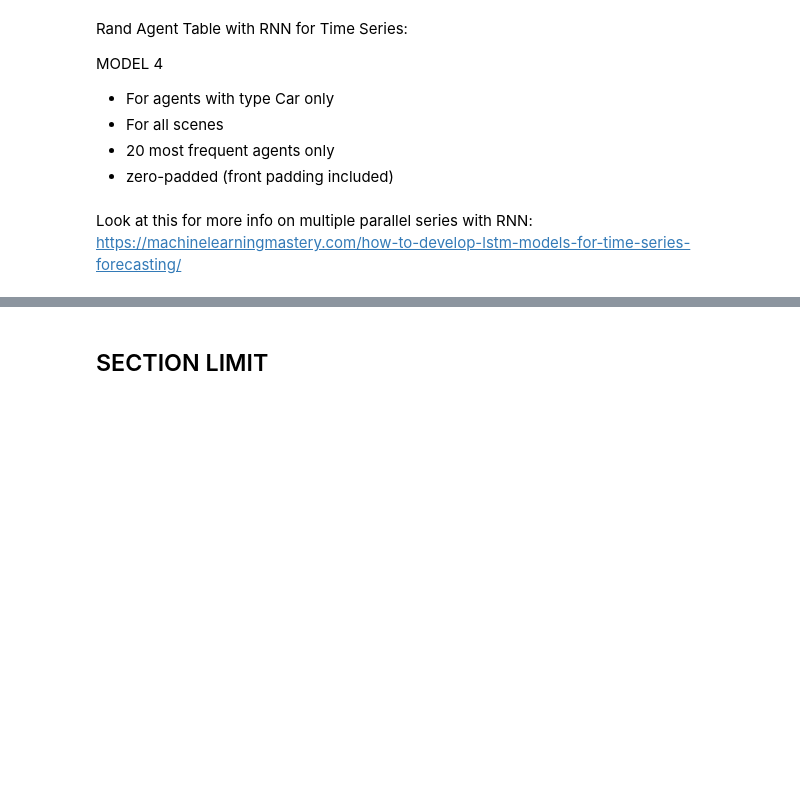
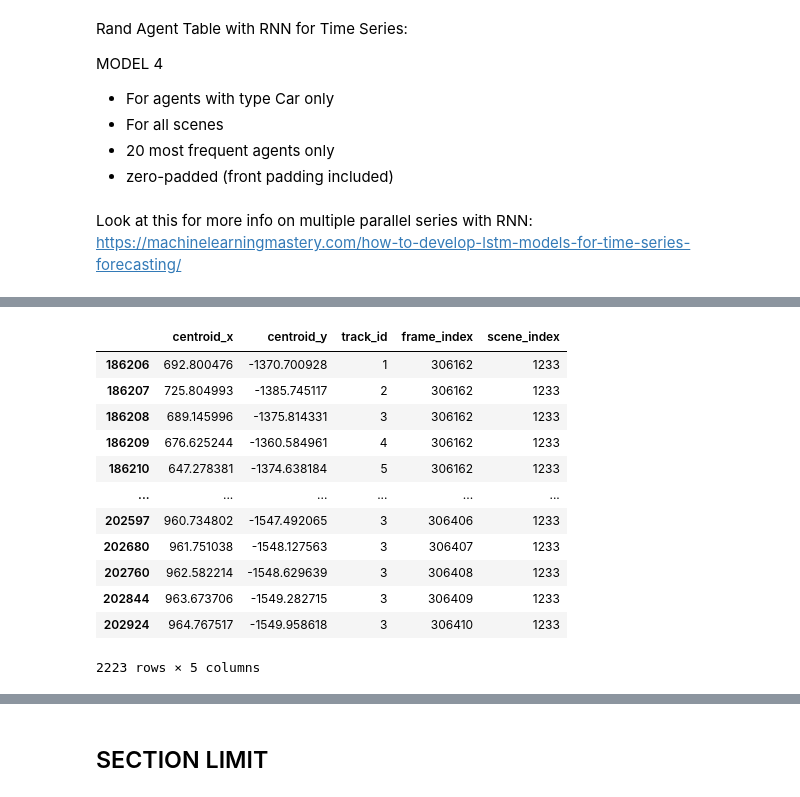
Before and after one commit to benduong2001/DS3_Lyft, a Jupyter notebook: rand_agent_rnn_model4_allscenes_typeCar_20freq_zeropadded.ipynb, the cells around one changed output, grey strips where cells are left out. Saved outputs shown, nothing was run; the diff lists cells and outputs as text; code cells hidden in the pictures; blank space fills up the shorter version.

```diff
--- a/rand_agent_rnn_model4_allscenes_typeCar_20freq_zeropadded.ipynb
+++ b/rand_agent_rnn_model4_allscenes_typeCar_20freq_zeropadded.ipynb
@@ -23,13 +25,12 @@ from tensorflow.keras.layers import Dropout
 import pandas as pd
 import numpy as np
 # %%
-folderpath = "*"
-folderpath = "C:\\Users\\Benson\\Desktop"
-file = folderpath + "\\lyftlong\\rand_agents_table0.csv"
+folderpath = "."
+file = folderpath + "/lyftlong/rand_agents_table0.csv"
 at = pd.read_csv(file)
-file = folderpath + "\\lyftlong\\rand_frames_table1.csv"
+file = folderpath + "/lyftlong/rand_frames_table1.csv"
 ft = pd.read_csv(file)
-file = folderpath +  "\\lyftlong\\rand_scenes_table1.csv"
+file = folderpath +  "/lyftlong/rand_scenes_table1.csv"
 st = pd.read_csv(file)
 # %%
 at = at.merge(ft[['frame_index', 'scene_index']], on='frame_index')
@@ -49,3 +48,19 @@ atrnn1s
+# %%
+atrnn1
+# %% [output]
+|  | centroid_x | centroid_y | track_id | frame_index | scene_index |
+| 186206 | 692.800476 | -1370.700928 | 1 | 306162 | 1233 |
+| 186207 | 725.804993 | -1385.745117 | 2 | 306162 | 1233 |
+| 186208 | 689.145996 | -1375.814331 | 3 | 306162 | 1233 |
+| 186209 | 676.625244 | -1360.584961 | 4 | 306162 | 1233 |
+| 186210 | 647.278381 | -1374.638184 | 5 | 306162 | 1233 |
+| ... | ... | ... | ... | ... | ... |
+| 202597 | 960.734802 | -1547.492065 | 3 | 306406 | 1233 |
+| 202680 | 961.751038 | -1548.127563 | 3 | 306407 | 1233 |
+| 202760 | 962.582214 | -1548.629639 | 3 | 306408 | 1233 |
+| 202844 | 963.673706 | -1549.282715 | 3 | 306409 | 1233 |
+| 202924 | 964.767517 | -1549.958618 | 3 | 306410 | 1233 |
+2223 rows × 5 columns
 # %%
 agent_parallel_input_series = pd.DataFrame()
 apis = agent_parallel_input_series
```
Also changed, not shown: parts of 9 cells of this notebook, 2 other files.
